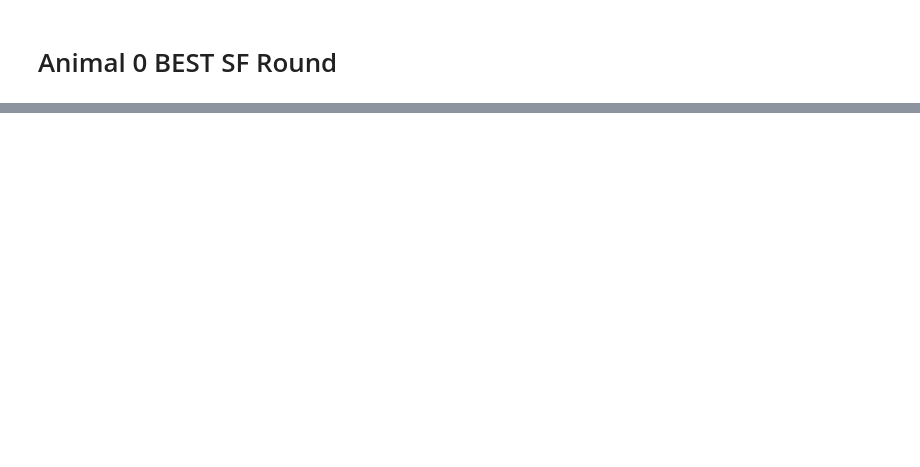
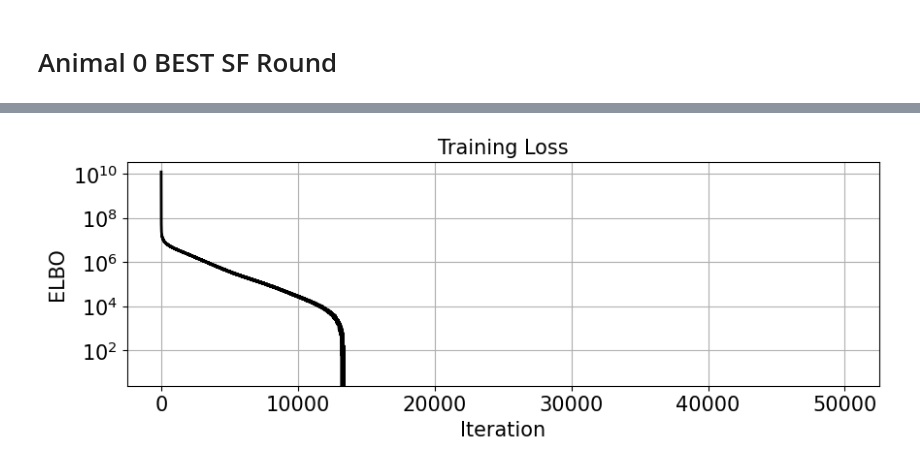
Before and after one commit to scastedo/wishart-process, a Jupyter notebook: back_to_basics.ipynb, the cells around one changed output, grey strips where cells are left out. Drawn from its saved outputs; the diff is of its cells as text; code cells hidden in the pictures; blank space fills up the shorter version.

```diff
--- a/back_to_basics.ipynb
+++ b/back_to_basics.ipynb
@@ -176,7 +157,0 @@ periodic_kernel_wp = lambda x, y: hyperparams['gamma_wp']*(x==y) + hyperparams['
-# %%
-
-# Prior distribution (GP and WP)
-gp = models.GaussianProcess(kernel=periodic_kernel_gp,N=N)
-# wp = models.WishartProcess(kernel =periodic_kernel_wp,P=hyperparams['p'],V=1e-2*jnp.eye(N), optimize_L=False)
-wp = models.WishartLRDProcess(kernel=periodic_kernel_wp,P=hyperparams['p'],V=1e-1*jnp.eye(N), optimize_L=False)
-likelihood = models.NormalConditionalLikelihood(N)
@@ -229,0 +355,4 @@ K = TEST_RESPONSE.shape[0]
+# %%
+topk = hist_df.sort_values("ll", ascending=False).head(5)
+print(topk[["ll", "l_wp_a", "b_wp_a", "g_wp_a", "p"]])
+best_hp = result["hp"]
@@ -229,0 +373,26 @@ K = TEST_RESPONSE.shape[0]
+# %%
+import json, numpy as np, jax.numpy as jnp, jax
+
+def to_jsonable(x):
+    if x is None or isinstance(x, (bool, int, float, str)):
+        return x
+    if isinstance(x, np.generic):
+        return x.item()
+    if isinstance(x, (jax.Array, jnp.ndarray, np.ndarray)):
+        arr = np.asarray(x)
+        return arr.item() if arr.shape == () else arr.tolist()
+    if isinstance(x, dict):
+        return {str(k): to_jsonable(v) for k, v in x.items()}
+    if isinstance(x, (list, tuple, set)):
+        return [to_jsonable(v) for v in x]
+    return str(x)
+
+payload = {
+    "best_hp": to_jsonable(best_hp),
+    "best_ll": to_jsonable(result["ll"]),
+}
+
+with open("hp_runs/best_lrd_3.json", "w") as f:
+    json.dump(payload, f, indent=2)
+
+hist_df.to_csv("hp_runs/search_history_3.csv", index=False)
@@ -229,0 +476,7 @@ K = TEST_RESPONSE.shape[0]
+# %%
+# %% Visualization
+visualizations.plot_loss(
+    [guide.losses],xlabel='Iteration',ylabel='ELBO',titlestr='Training Loss',colors=['k'],
+)
+# %% [output]
+[figure, added]
```
Also changed, not shown: parts of 18 cells of this notebook, 11 other files.
